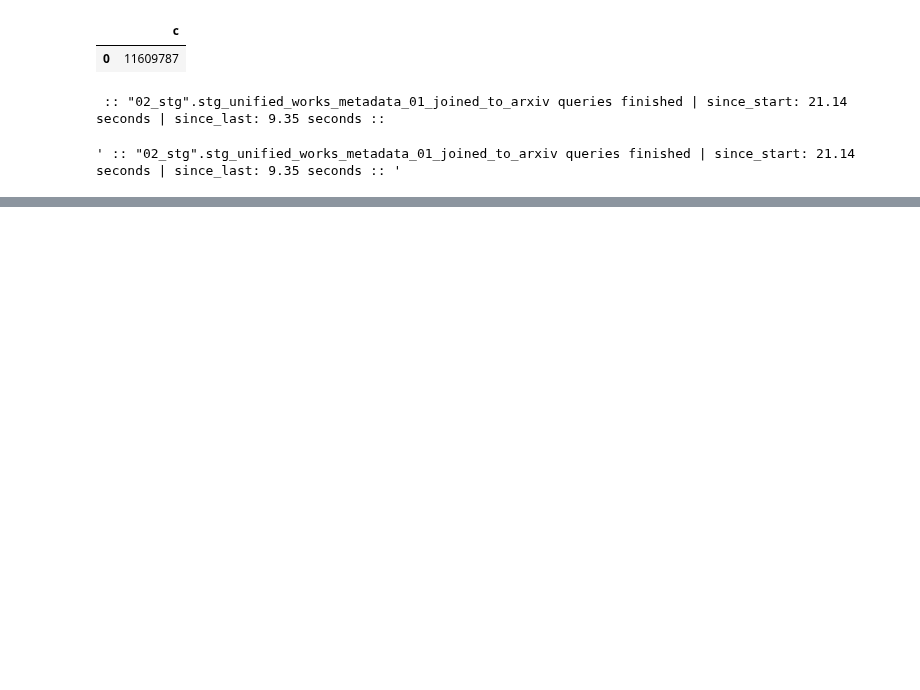
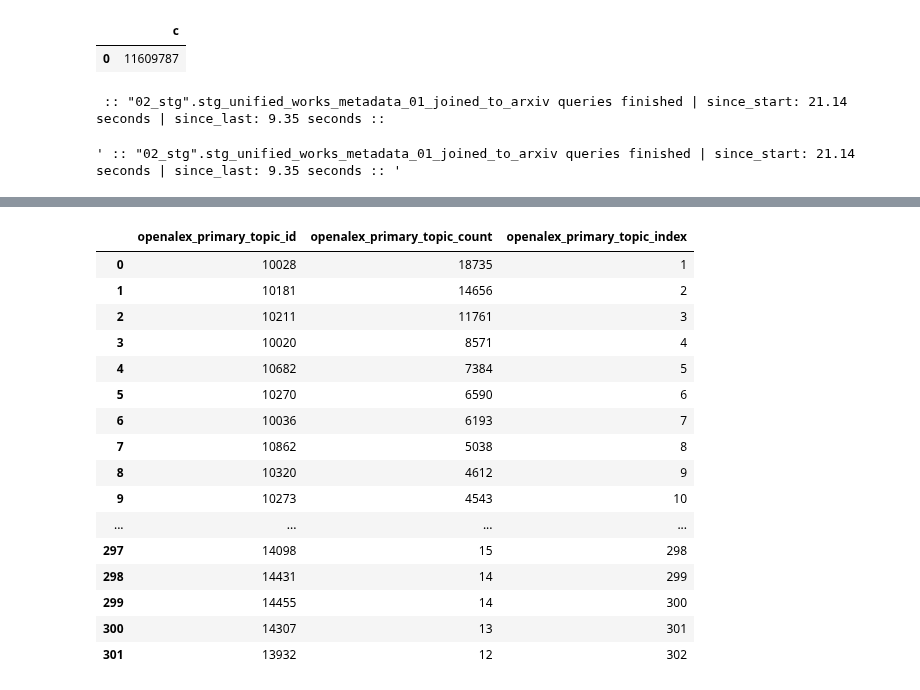
Before and after one commit to ka-steve/sagemaker_research_classification, a Jupyter notebook: src/04_transformation/04_01_transformation_control.ipynb, the cells around one changed output, grey strips where cells are left out. Cells and saved outputs as stored; diff of their text form; code cells hidden in the pictures; blank space fills up the shorter version.

Commit message:
Finalized core dataset, create train-test-validate split

```diff
--- a/src/04_transformation/04_01_transformation_control.ipynb
+++ b/src/04_transformation/04_01_transformation_control.ipynb
@@ -306,0 +336,17 @@ s3_parent_target_path:  s3://sagemaker-research-methodology-extraction/01_data/0
+# %%
+table_name = 'unified_works'
+db_name = '03_core'
+timelogger = utils.TimeLogger()
+utils.create_table_from_sql_file(
+    database_name = db_name,
+    table_name = table_name,
+    overwrite_strategy='overwrite', # options: fail, overwrite, ignore
+    wait=True,
+    s3_parent_target_path=config.S3_CORE_DATA_PATH
+)
+timelogger.log(f'"{db_name}".{table_name} created')
+
+utils.pd_set_options(cols=300)
+display(wr.athena.read_sql_query(f"""SELECT * FROM "{db_name}".{table_name} LIMIT 3 """, db_name))
+display(wr.athena.read_sql_query(f"""SELECT COUNT(*) AS c FROM "{db_name}".{table_name} """, db_name))
+timelogger.log(f'"{db_name}".{table_name} queries finished')
@@ -306,0 +384,78 @@ s3_parent_target_path:  s3://sagemaker-research-methodology-extraction/01_data/0
+# %%
+utils.pd_set_options(cols=500)
+
+wr.athena.read_sql_query("""
+WITH
+stg_unified_works_metadata_02_joined_to_openalex_ AS (
+    SELECT * FROM "02_stg".stg_unified_works_metadata_02_joined_to_openalex
+),
+stg_semanticscholar_combined_works_content_ AS (
+SELECT * FROM "02_stg".stg_semanticscholar_combined_works_content
+),
+metadata_filtered AS (
+    SELECT
+        *
+    FROM
+        stg_unified_works_metadata_02_joined_to_openalex_
+    WHERE
+        openalex_language='en' AND
+        license_allows_derivative_reuse=1
+),
+subfields_grouped AS (
+    SELECT
+        openalex_primary_topic_subfield_id,
+        COUNT(*) AS openalex_primary_topic_subfield_count
+    FROM
+        metadata_filtered
+    GROUP BY
+        openalex_primary_topic_subfield_id
+),
+subfields_indexed AS (
+    SELECT
+        openalex_primary_topic_subfield_id,
+        openalex_primary_topic_subfield_count,
+        ROW_NUMBER() OVER(ORDER BY openalex_primary_topic_subfield_count DESC) AS openalex_primary_topic_subfield_index
+    FROM
+        subfields_grouped
+    ORDER BY
+        openalex_primary_topic_subfield_count DESC
+),
+topics_grouped AS (
+    SELECT
+        openalex_primary_topic_id,
+        COUNT(*) AS openalex_primary_topic_count
+    FROM
+        metadata_filtered
+    GROUP BY
+        openalex_primary_topic_id
+),
+topics_indexed AS (
+    SELECT
+        openalex_primary_topic_id,
+        openalex_primary_topic_count,
+        ROW_NUMBER() OVER(ORDER BY openalex_primary_topic_count DESC) AS openalex_primary_topic_index
+    FROM
+        topics_grouped
+    ORDER BY
+        openalex_primary_topic_count DESC
+)
+SELECT * FROM topics_indexed
+ """, '01_raw')
+# %% [output]
+|  | openalex_primary_topic_id | openalex_primary_topic_count | openalex_primary_topic_index |
+| 0 | 10028 | 18735 | 1 |
+| 1 | 10181 | 14656 | 2 |
+| 2 | 10211 | 11761 | 3 |
+| 3 | 10020 | 8571 | 4 |
+| 4 | 10682 | 7384 | 5 |
+| 5 | 10270 | 6590 | 6 |
+| 6 | 10036 | 6193 | 7 |
+| 7 | 10862 | 5038 | 8 |
+| 8 | 10320 | 4612 | 9 |
+| 9 | 10273 | 4543 | 10 |
+| ... | ... | ... | ... |
+| 297 | 14098 | 15 | 298 |
+| 298 | 14431 | 14 | 299 |
+| 299 | 14455 | 14 | 300 |
+| 300 | 14307 | 13 | 301 |
+| 301 | 13932 | 12 | 302 |
```
Also changed, not shown: parts of 6 cells of this notebook, 13 other files.
